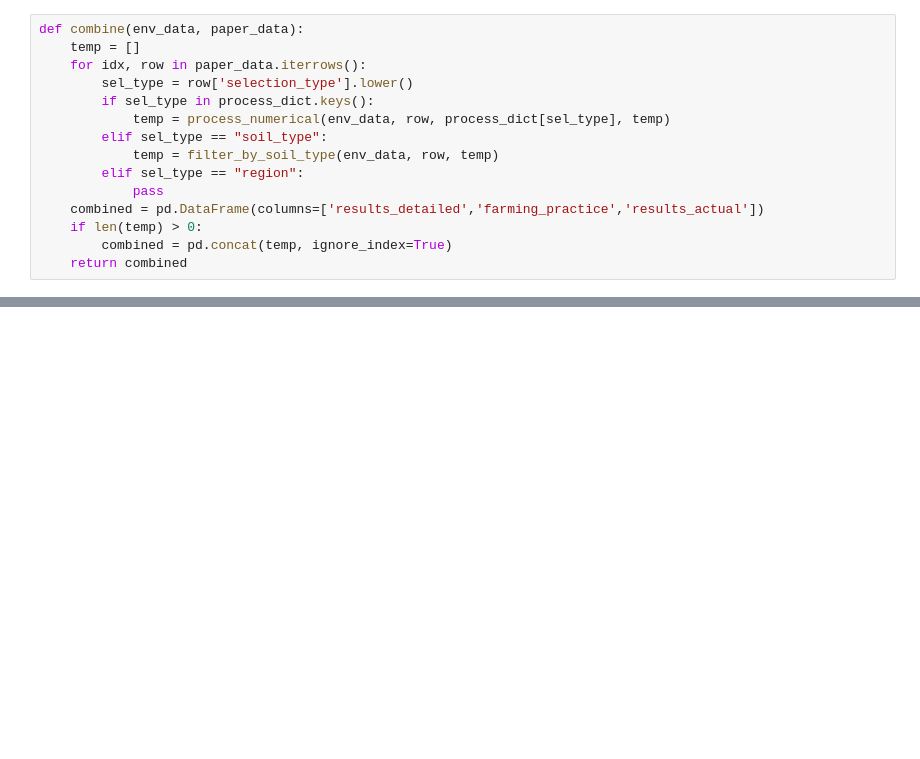
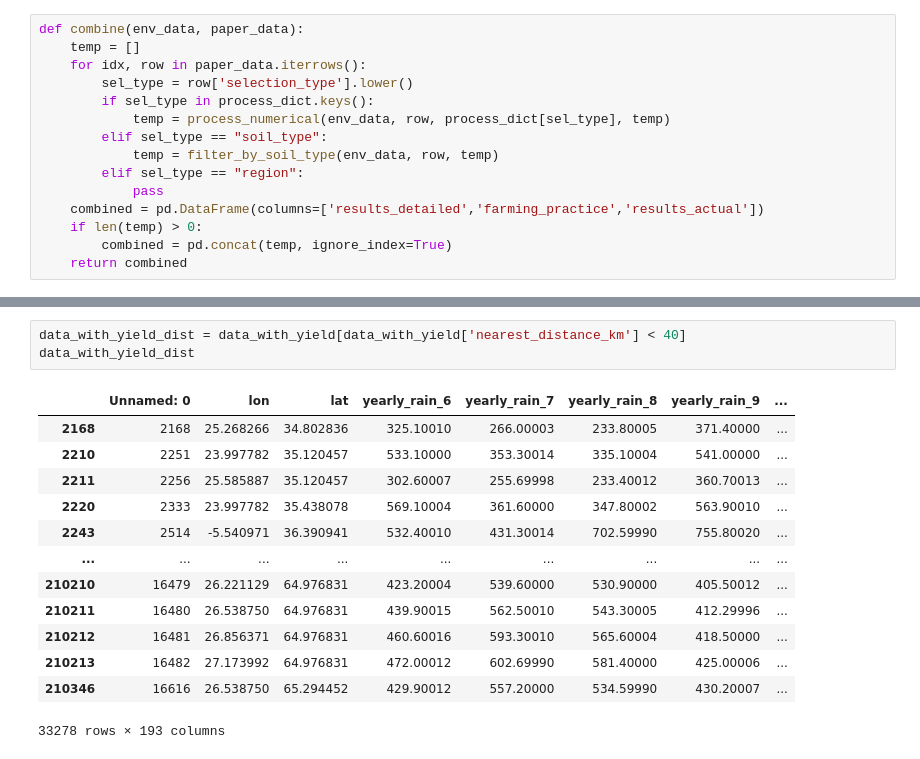
Before and after one commit to Aryyt/Master-Project-3, a Jupyter notebook: combine.ipynb, the cells around one changed output, grey strips where cells are left out. Saved outputs shown, nothing was run; the diff lists cells and outputs as text; blank space fills up the shorter version.

```diff
--- a/combine.ipynb
+++ b/combine.ipynb
@@ -267,0 +359,17 @@ combined_fin.to_csv('example.csv', index=False)
+# %%
+data_with_yield_dist = data_with_yield[data_with_yield['nearest_distance_km'] < 40]
+data_with_yield_dist
+# %% [output]
+|  | Unnamed: 0 | lon | lat | yearly_rain_6 | yearly_rain_7 | yearly_rain_8 | yearly_rain_9 | ... |
+| 2168 | 2168 | 25.268266 | 34.802836 | 325.10010 | 266.00003 | 233.80005 | 371.40000 | ... |
+| 2210 | 2251 | 23.997782 | 35.120457 | 533.10000 | 353.30014 | 335.10004 | 541.00000 | ... |
+| 2211 | 2256 | 25.585887 | 35.120457 | 302.60007 | 255.69998 | 233.40012 | 360.70013 | ... |
+| 2220 | 2333 | 23.997782 | 35.438078 | 569.10004 | 361.60000 | 347.80002 | 563.90010 | ... |
+| 2243 | 2514 | -5.540971 | 36.390941 | 532.40010 | 431.30014 | 702.59990 | 755.80020 | ... |
+| ... | ... | ... | ... | ... | ... | ... | ... | ... |
+| 210210 | 16479 | 26.221129 | 64.976831 | 423.20004 | 539.60000 | 530.90000 | 405.50012 | ... |
+| 210211 | 16480 | 26.538750 | 64.976831 | 439.90015 | 562.50010 | 543.30005 | 412.29996 | ... |
+| 210212 | 16481 | 26.856371 | 64.976831 | 460.60016 | 593.30010 | 565.60004 | 418.50000 | ... |
+| 210213 | 16482 | 27.173992 | 64.976831 | 472.00012 | 602.69990 | 581.40000 | 425.00006 | ... |
+| 210346 | 16616 | 26.538750 | 65.294452 | 429.90012 | 557.20000 | 534.59990 | 430.20007 | ... |
+33278 rows × 193 columns
```
Also changed, not shown: parts of 11 cells of this notebook, 1 other file.
